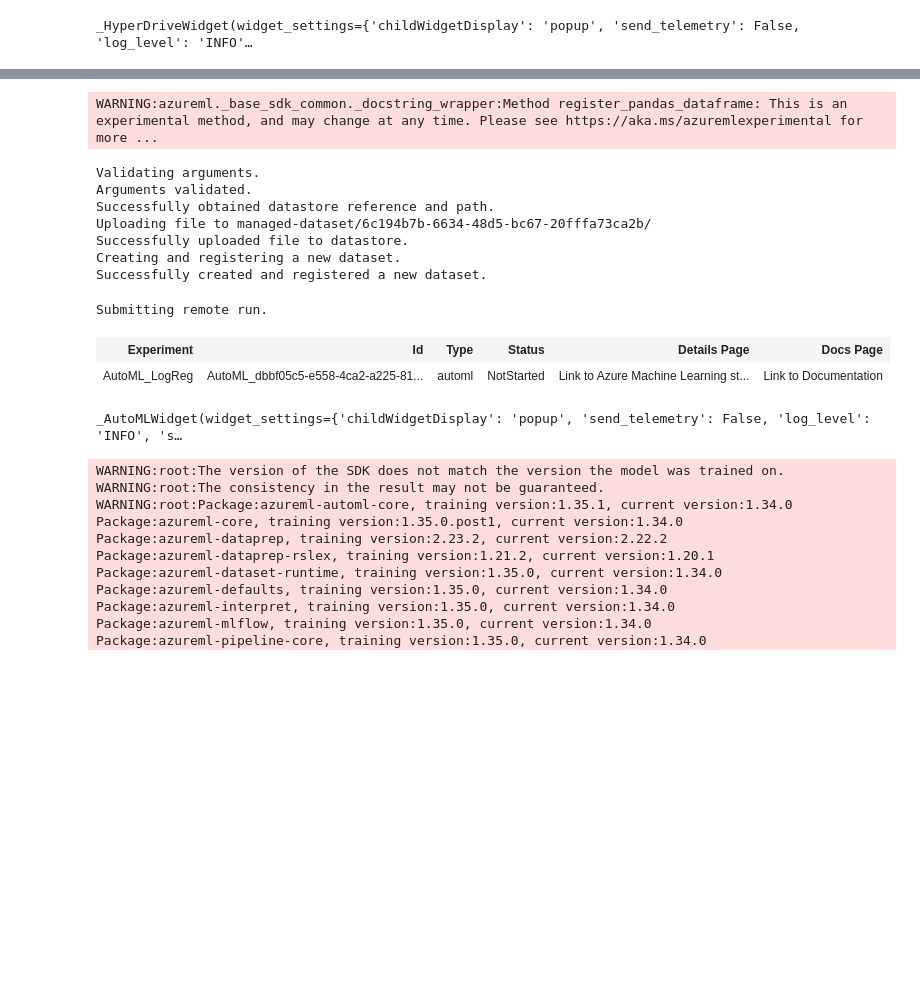
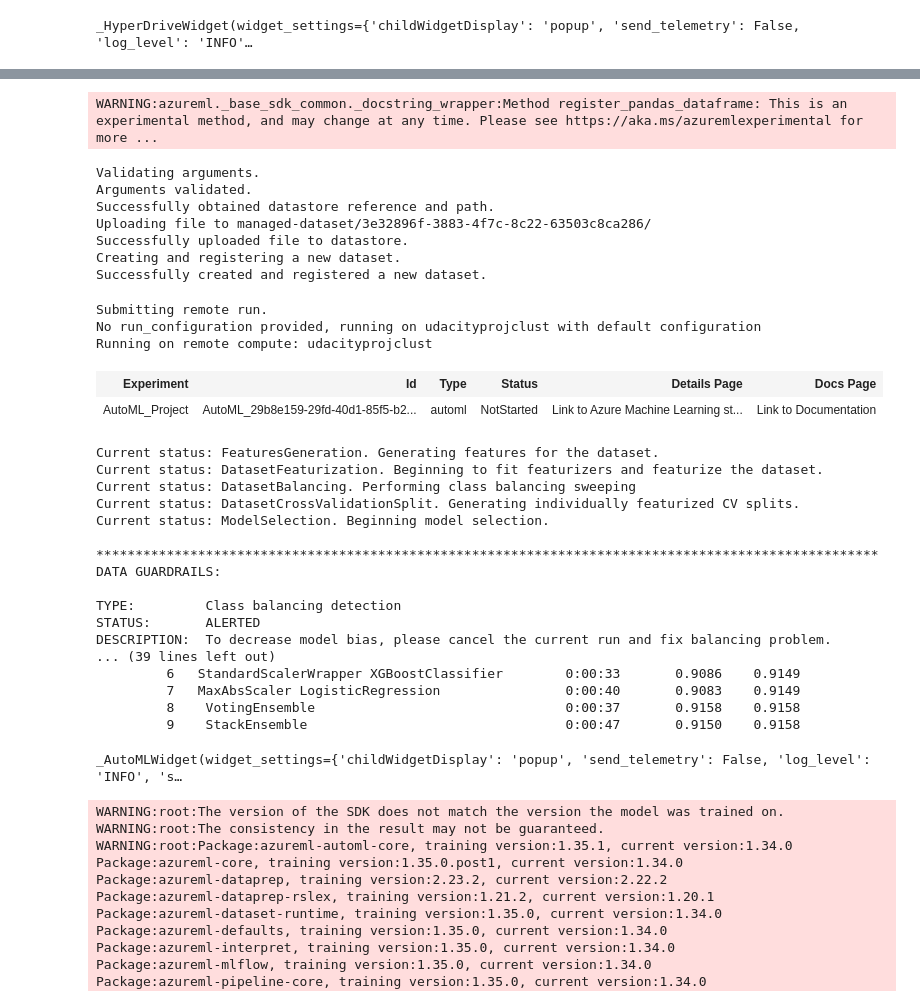
Before and after one commit to pedrojlucas/udacityproject1, a Jupyter notebook: udacity-project.ipynb, the cells around one changed output, grey strips where cells are left out. Drawn from its saved outputs; the diff is of its cells as text; code cells hidden in the pictures; blank space fills up the shorter version.

```diff
--- a/udacity-project.ipynb
+++ b/udacity-project.ipynb
@@ -1,7 +1,7 @@
 # %%
 from azureml.core import Workspace, Experiment
 
-ws = Workspace.get(name="quick-starts-ws-162636", resource_group='aml-quickstarts-162636', subscription_id='d7f39349-a66b-446e-aba6-0053c2cf1c11')
+ws = Workspace.get(name="quick-starts-ws-162671", resource_group='aml-quickstarts-162671', subscription_id='3e42d11f-d64d-4173-af9b-12ecaa1030b3')
 exp = Experiment(workspace=ws, name="udacity-project")
 
 print('Workspace name: ' + ws.name,
@@ -141,31 +141,50 @@ automl_config = AutoMLConfig(
     task='classification',
     compute_target=cluster_name,
     primary_metric='accuracy',
-    training_data=dataset,
+    training_data=ds,
     label_column_name='y',
     n_cross_validations=5,
-    iterations=50)
+    iterations=10)
 # %% [output]
 WARNING:azureml._base_sdk_common._docstring_wrapper:Method register_pandas_dataframe: This is an experimental method, and may change at any time. Please see https://aka.ms/azuremlexperimental for more ...
 Validating arguments.
 Arguments validated.
 Successfully obtained datastore reference and path.
-Uploading file to managed-dataset/6c194b7b-6634-48d5-bc67-20fffa73ca2b/
+Uploading file to managed-dataset/3e32896f-3883-4f7c-8c22-63503c8ca286/
 Successfully uploaded file to datastore.
 Creating and registering a new dataset.
 Successfully created and registered a new dataset.
 # %%
 # Submit your automl run
 
-exp_2 = Experiment(ws, 'AutoML_LogReg')
-AutoML_run = exp_2.submit(automl_config)
+exp_2 = Experiment(ws, 'AutoML_Project')
+AutoML_run = exp_2.submit(automl_config, show_output=True)
 
 RunDetails(AutoML_run).show()
 # %% [output]
 Submitting remote run.
+No run_configuration provided, running on udacityprojclust with default configuration
+Running on remote compute: udacityprojclust
 | Experiment | Id | Type | Status | Details Page | Docs Page |
-| AutoML_LogReg | AutoML_dbbf05c5-e558-4ca2-a225-81... | automl | NotStarted | Link to Azure Machine Learning st... | Link to Documentation |
+| AutoML_Project | AutoML_29b8e159-29fd-40d1-85f5-b2... | automl | NotStarted | Link to Azure Machine Learning st... | Link to Documentation |
-_AutoMLWidget(widget_settings={'childWidgetDisplay': 'popup', 'send_telemetry': False, 'log_level': 'INFO', 's…
+Current status: FeaturesGeneration. Generating features for the dataset.
+Current status: DatasetFeaturization. Beginning to fit featurizers and featurize the dataset.
+Current status: DatasetBalancing. Performing class balancing sweeping
+Current status: DatasetCrossValidationSplit. Generating individually featurized CV splits.
+Current status: ModelSelection. Beginning model selection.
+
+****************************************************************************************************
+DATA GUARDRAILS:
+
+TYPE:         Class balancing detection
+STATUS:       ALERTED
+DESCRIPTION:  To decrease model bias, please cancel the current run and fix balancing problem.
+... (39 lines left out)
+         6   StandardScalerWrapper XGBoostClassifier        0:00:33       0.9086    0.9149
+         7   MaxAbsScaler LogisticRegression                0:00:40       0.9083    0.9149
+         8    VotingEnsemble                                0:00:37       0.9158    0.9158
+         9    StackEnsemble                                 0:00:47       0.9150    0.9158
+_AutoMLWidget(widget_settings={'childWidgetDisplay': 'popup', 'send_telemetry': False, 'log_level': 'INFO', 's…
 # %%
 from pprint import pprint
 
```
Also changed, not shown: parts of 7 cells of this notebook.
